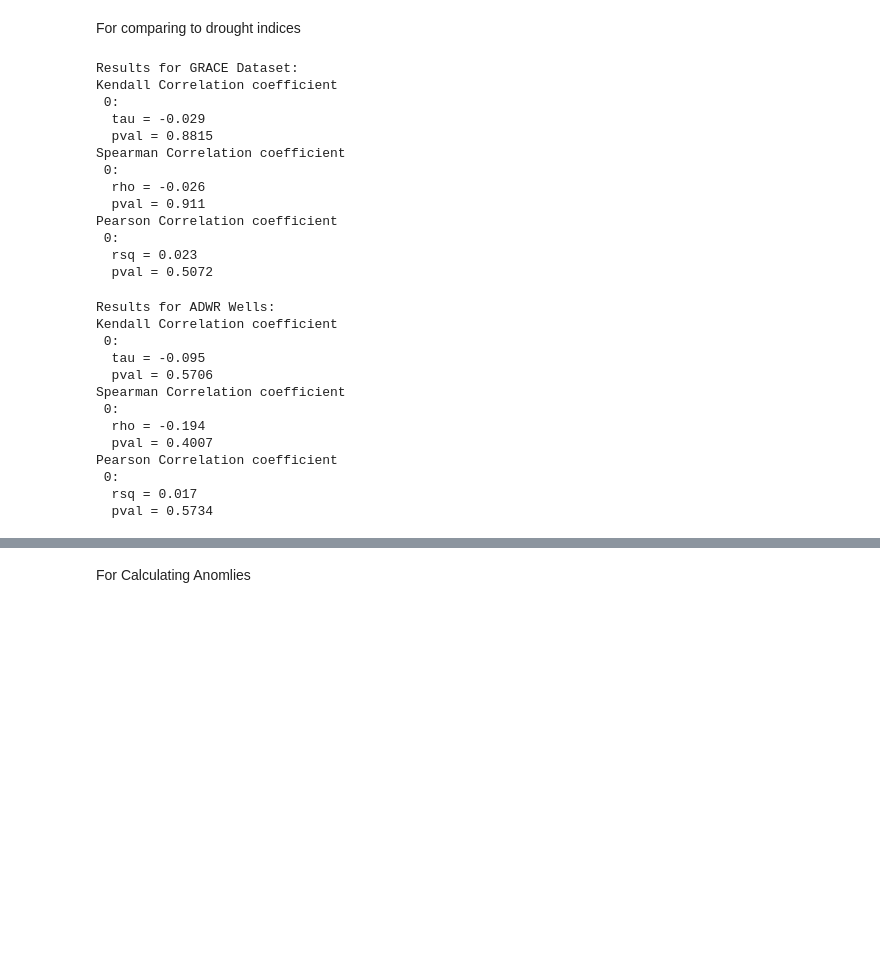
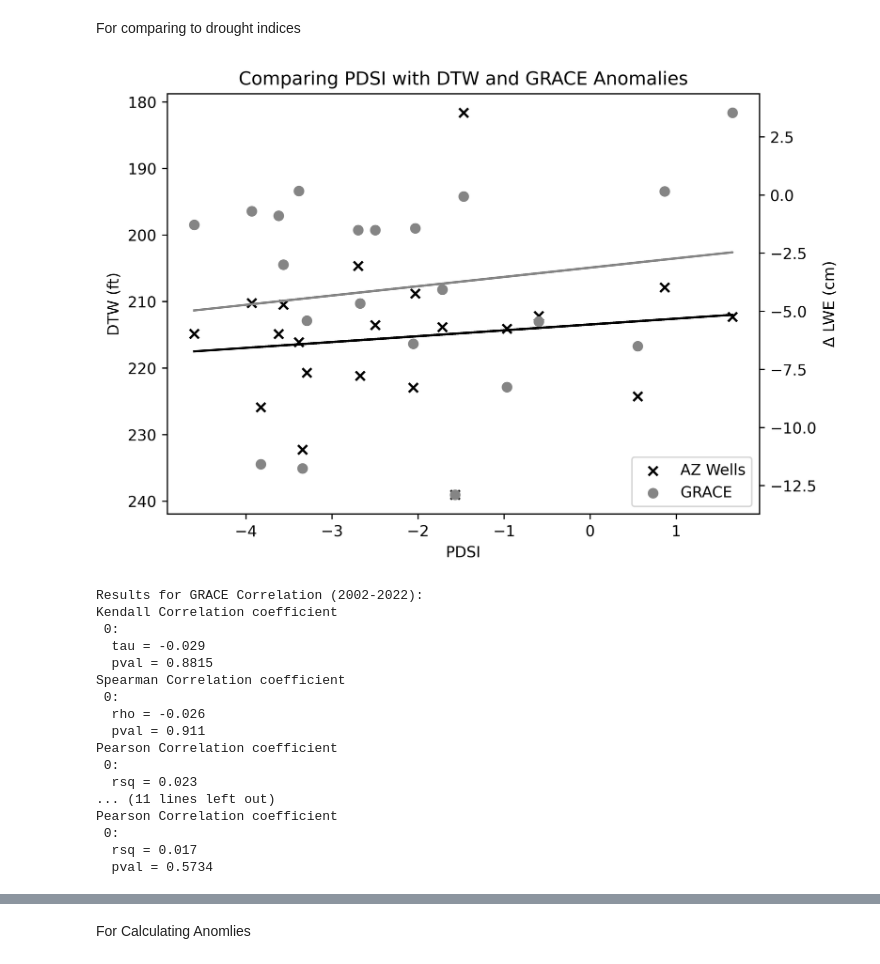
Before and after one commit to dtadych/Drought_Southwest, a Jupyter notebook: Code/FigureCreation/1_StateAnalysis.ipynb, the cells around one changed output, grey strips where cells are left out. Drawn from its saved outputs; the diff is of its cells as text; code cells hidden in the pictures; blank space fills up the shorter version.

```diff
--- a/Code/FigureCreation/1_StateAnalysis.ipynb
+++ b/Code/FigureCreation/1_StateAnalysis.ipynb
@@ -167,17 +166,33 @@ drought_indices_grace = drought_indices[(drought_indices.index>=2002)&(drought_i
 # %% [markdown]
 For comparing to drought indices
 # %%
-test_name = "GRACE Dataset"
 ds = wlanalysis_period_grace
-drought = drought_indices_grace
+ds2 = average_df_AZ
+drought = drought_indices_wells
+
+indice = 'PDSI'
 # If running a shifted correlation analysis,
 #    change this to however many # years; 0 is no lag
 lag = 0
-indice = 'PDSI'
-result = cf.correlation_test(ds, drought, indice, lag,test_name)
+
+betterlabels = 'GRACE'
+betterlabels2 = 'AZ Wells'
+
+test_name = "GRACE Correlation ("+str(minyear_grace)+"-"+str(maxyear)+")"
+test_name2 = "ADWR Well ("+str(minyear_wells)+"-"+str(maxyear)+")"
+
+vertlabel1 = u'Δ LWE (cm)'
+vertlabel2 = 'DTW (ft)'
+
+result = cf.correlation_test_2y(ds,ds2,drought,indice,lag
+                                ,test_name,test_name2
+                                ,betterlabels,betterlabels2
+                                ,grace_color,az_wells_color
+                                ,vertlabel1,vertlabel2)
 print(result)
 # %% [output]
+[figure, added]
-Results for GRACE Dataset:
+Results for GRACE Correlation (2002-2022):
 Kendall Correlation coefficient
  0:
   tau = -0.029
@@ -189,28 +204,8 @@ Spearman Correlation coefficient
 Pearson Correlation coefficient
  0:
   rsq = 0.023
-  pval = 0.5072
+... (11 lines left out)
+Pearson Correlation coefficient
+ 0:
+  rsq = 0.017
+  pval = 0.5734
-# %%
-test_name = "ADWR Wells"
-ds = average_df_AZ
-drought = drought_indices_wells
-# If running a shifted correlation analysis,
-#    change this to however many # years; 0 is no lag
-lag = 0
-indice = 'PDSI'
-result = cf.correlation_test(ds, drought, indice, lag,test_name)
-print(result)
-# %% [output]
-Results for ADWR Wells:
-Kendall Correlation coefficient
- 0:
-  tau = -0.095
-  pval = 0.5706
-Spearman Correlation coefficient
- 0:
-  rho = -0.194
-  pval = 0.4007
-Pearson Correlation coefficient
- 0:
-  rsq = 0.017
-  pval = 0.5734
```
Also changed, not shown: parts of 13 cells of this notebook, 3 other files.
